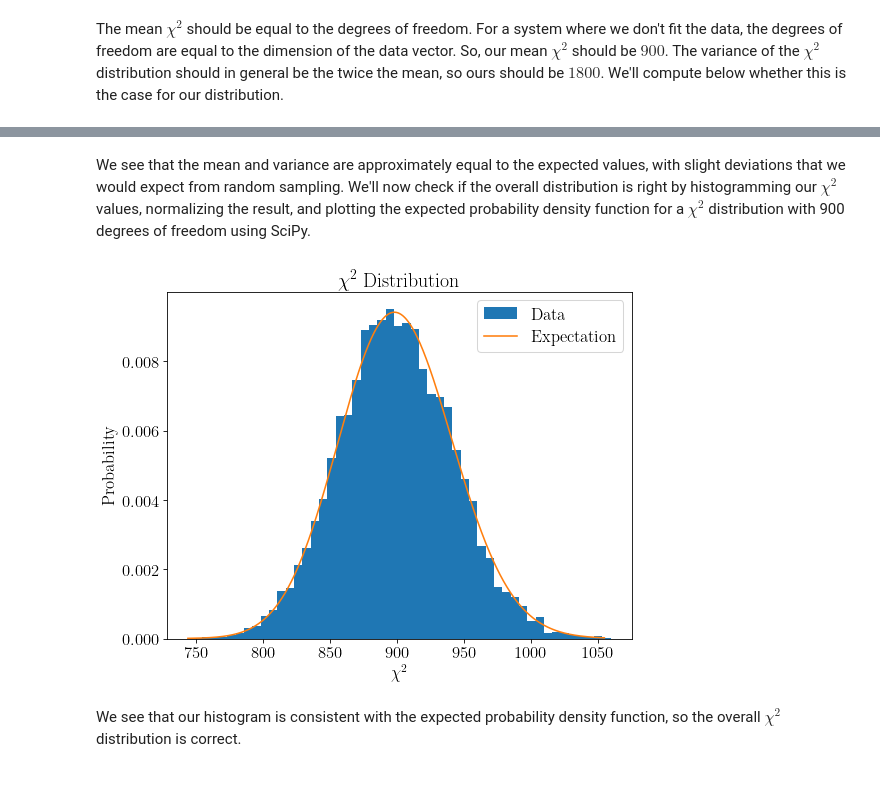
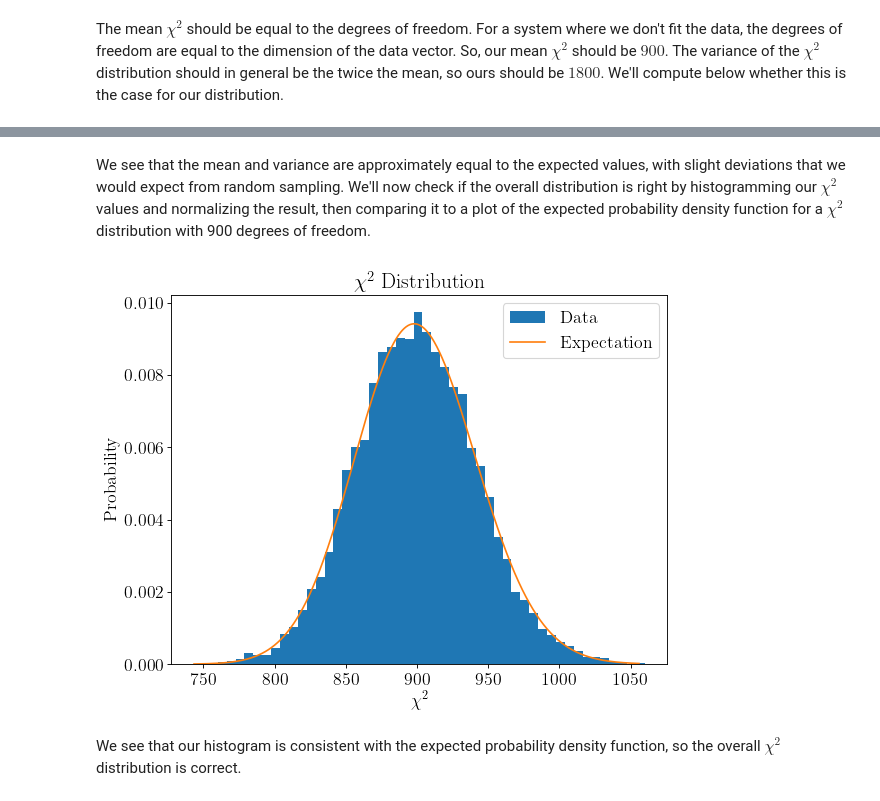
Before and after one commit to Rashaad-Reid/UWAstroStats, a Jupyter notebook: projects/2ptstat-analysis/assignments/assignment1.ipynb, the cells around one changed output, grey strips where cells are left out. Saved outputs shown, nothing was run; the diff lists cells and outputs as text; code cells hidden in the pictures.

```diff
--- a/projects/2ptstat-analysis/assignments/assignment1.ipynb
+++ b/projects/2ptstat-analysis/assignments/assignment1.ipynb
@@ -91,21 +90,21 @@ variance:       1779.86
 # %% [markdown]
-We see that the mean and variance are approximately equal to the expected values, with slight deviations that we would expect from random sampling. We'll now check if the overall distribution is right by histogramming our $\chi^2$ values, normalizing the result, and plotting the expected probability density function for a $\chi^2$ distribution with 900 degrees of freedom using SciPy.
+We see that the mean and variance are approximately equal to the expected values, with slight deviations that we would expect from random sampling. We'll now check if the overall distribution is right by histogramming our $\chi^2$ values and normalizing the result, then comparing it to a plot of the expected probability density function for a $\chi^2$ distribution with 900 degrees of freedom.
 # %%
 # is the overall distribution right?
 
-spread = np.max(chi2) - np.min(chi2) # compute the range of chi^2 values for plotting
+spread = np.max(chi2) - np.min(chi2) # compute the range of chi^2 values (for plotting)
 x = np.linspace(mean-spread/2,mean+spread/2,1000) # define a range of input values for plotting the pdf
 
-plt.figure(figsize=(8,6),dpi=75)
+plt.figure(figsize=(8,6),dpi=80)
 plt.hist(chi2,50,density=True,label='Data') # histogram the chi^2 data and normalize
 plt.plot(x,chi2_scp.pdf(x,900),label='Expectation') # plot the expected pdf for a chi^2 distribtion
 plt.title('$\chi^2$ Distribution')
 plt.xlabel('$\chi^2$')
 plt.ylabel('Probability')
 plt.legend()
 plt.show()
 # %% [output]
-[figure, old version]
+[figure, new version]
 # %% [markdown]
 We see that our histogram is consistent with the expected probability density function, so the overall $\chi^2$ distribution is correct.
 # %% [markdown]
```
Also changed, not shown: parts of 23 cells of this notebook.
